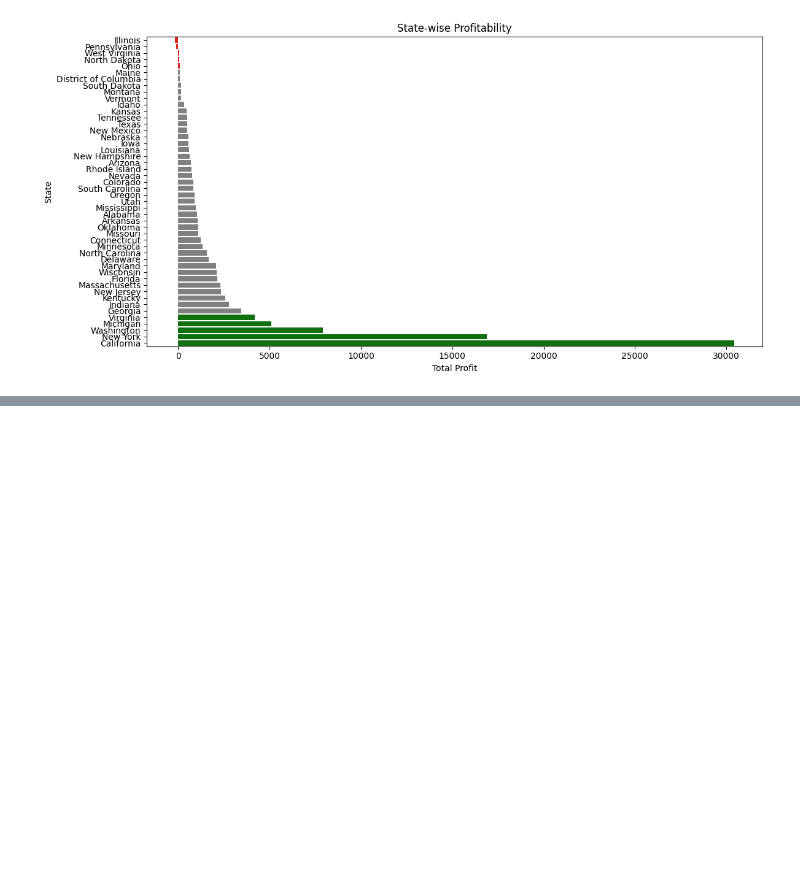
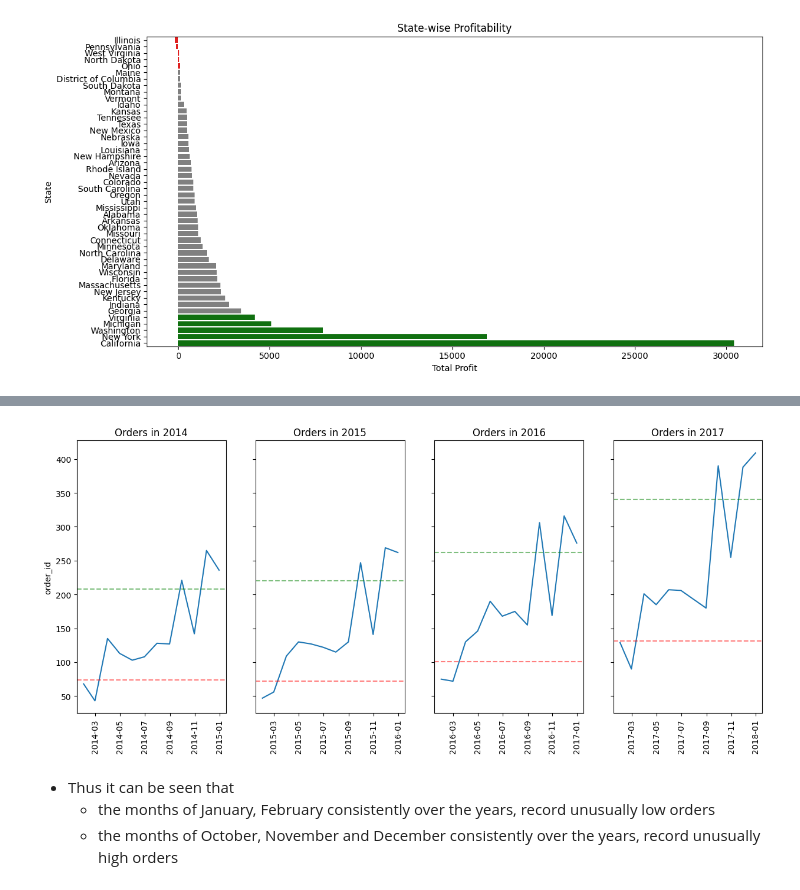
Before and after one commit to bankarsudarshan/super-store-eda, a Jupyter notebook: SuperStoreEDA.ipynb, the cells around one changed output, grey strips where cells are left out. Cells and saved outputs as stored; diff of their text form; code cells hidden in the pictures; blank space fills up the shorter version.

```diff
--- a/SuperStoreEDA.ipynb
+++ b/SuperStoreEDA.ipynb
@@ -1432,0 +1569,33 @@ plt.show()
+# %%
+# we'll declare the number of montly orders as unusual if they are more than one std deviations away from the mean
+
+fig, ax = plt.subplots(1, 4, figsize=(15, 6), sharey=True)
+
+filters = [
+    (monthly_sales_and_profit.index < '2015-01-01'),
+    (monthly_sales_and_profit.index > '2014-12-31') & (monthly_sales_and_profit.index < '2016-01-01'),
+    (monthly_sales_and_profit.index > '2015-12-31') & (monthly_sales_and_profit.index < '2017-01-01'),
+    (monthly_sales_and_profit.index > '2016-12-31')
+]
+
+for i, year in enumerate(['2014', '2015', '2016', '2017']):
+    sns.lineplot(monthly_sales_and_profit.loc[filters[i], 'order_id'], ax=ax[i])
+
+    avg_montly_order_frequency = monthly_sales_and_profit.loc[filters[i], 'order_id'].mean()
+    sigma_montly_order_frequency = monthly_sales_and_profit.loc[filters[i], 'order_id'].std()
+    high = avg_montly_order_frequency + sigma_montly_order_frequency
+    low = avg_montly_order_frequency - sigma_montly_order_frequency
+    ax[i].axhline(high, color='green', linestyle='--', alpha=0.5)
+    ax[i].axhline(low, color='red', linestyle='--', alpha=0.5)
+
+    ax[i].set_title(f'Orders in {year}')
+    ax[i].tick_params(axis='x', rotation=90)
+    ax[i].set_xlabel('')
+
+plt.show()
+# %% [output]
+[figure, added]
+# %% [markdown]
+- Thus it can be seen that
+  - the months of January, February consistently over the years, record unusually low orders
+  - the months of October, November and December consistently over the years, record unusually high orders
```
Also changed, not shown: parts of 15 cells of this notebook.
